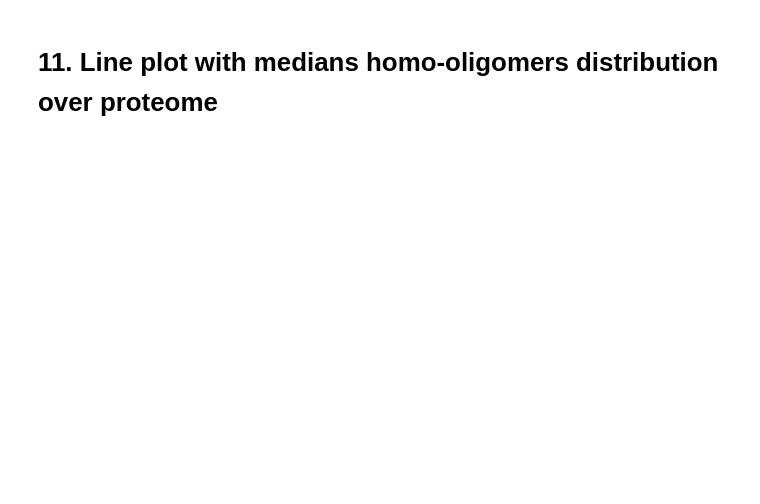
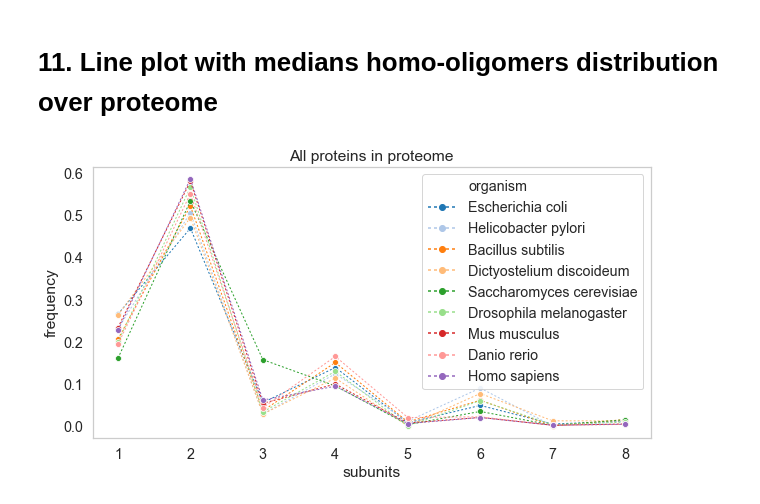
Before and after one commit to LenaDanielli/Protein-homo-oligomer-distribution, a Jupyter notebook: Protein_classification.ipynb, the cells around one changed output. Cells and saved outputs as stored; diff of their text form; code cells hidden in the pictures; blank space fills up the shorter version.

```diff
--- a/Protein_classification.ipynb
+++ b/Protein_classification.ipynb
@@ -220,11 +276,13 @@ plt.savefig('proteome_freq1.png')
 # %%
 size=9
 dash_styles = [(2,2) for x in range(size)]
 marker_styles = ['o' for x in range(size)]
 
-plt.figure()
+plt.figure(figsize=(10,5))
 sns.lineplot(data=df_freq_proteome, x = "subunits", y = "frequency",
              hue="organism", linewidth=1,
              style="organism",
              markers=marker_styles, dashes=dash_styles).set_title("All proteins in proteome")
 plt.savefig('proteome_freq2.png')
+# %% [output]
+[figure, added]
```
Also changed, not shown: parts of 14 cells of this notebook.
